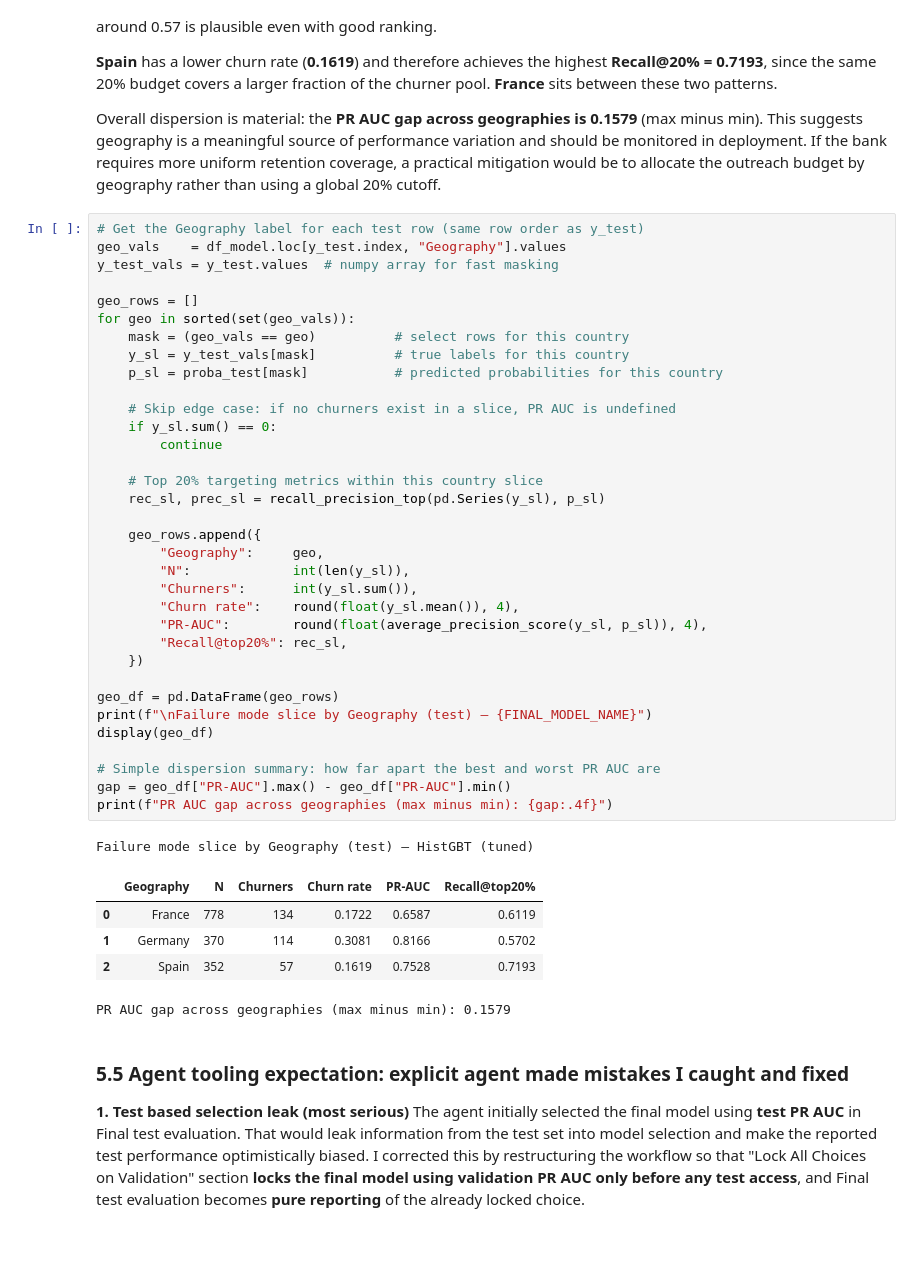
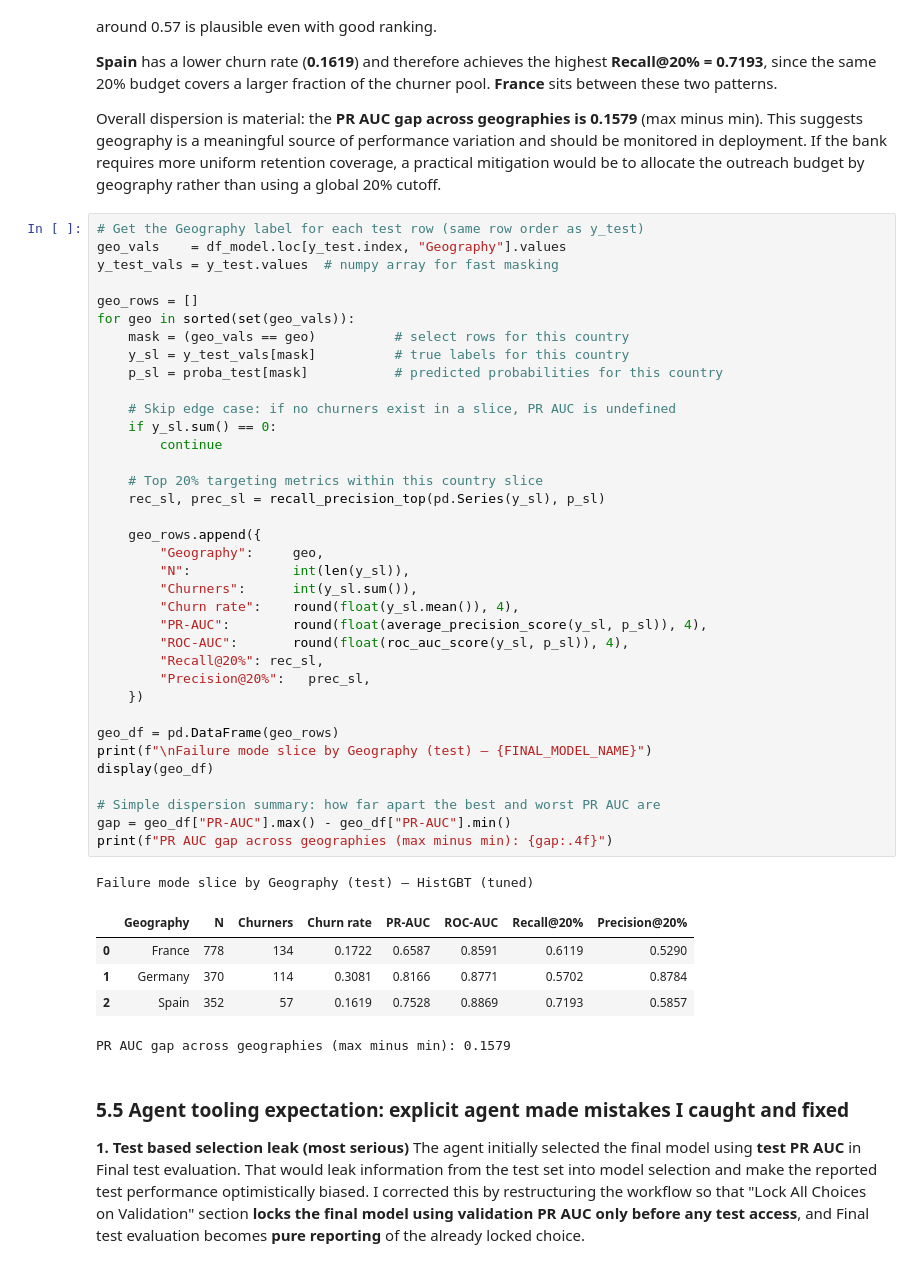
Before and after one commit to xiaoruitang8-prog/MSIN0097-Predictive-Analytics-Individual-RRMZ8, a Jupyter notebook: Predictive Analytics Notebook.ipynb, the cells around one changed output. Cells and saved outputs as stored; diff of their text form.

```diff
--- a/Predictive Analytics Notebook.ipynb
+++ b/Predictive Analytics Notebook.ipynb
@@ -1274,38 +1274,40 @@ y_test_vals = y_test.values  # numpy array for fast masking
 geo_rows = []
 for geo in sorted(set(geo_vals)):
     mask = (geo_vals == geo)          # select rows for this country
     y_sl = y_test_vals[mask]          # true labels for this country
     p_sl = proba_test[mask]           # predicted probabilities for this country
 
     # Skip edge case: if no churners exist in a slice, PR AUC is undefined
     if y_sl.sum() == 0:
         continue
 
     # Top 20% targeting metrics within this country slice
     rec_sl, prec_sl = recall_precision_top(pd.Series(y_sl), p_sl)
 
     geo_rows.append({
         "Geography":     geo,
         "N":             int(len(y_sl)),
         "Churners":      int(y_sl.sum()),
         "Churn rate":    round(float(y_sl.mean()), 4),
         "PR-AUC":        round(float(average_precision_score(y_sl, p_sl)), 4),
-        "Recall@top20%": rec_sl,
+        "ROC-AUC":       round(float(roc_auc_score(y_sl, p_sl)), 4),
+        "Recall@20%": rec_sl,
+        "Precision@20%":   prec_sl,
     })
 
 geo_df = pd.DataFrame(geo_rows)
 print(f"\nFailure mode slice by Geography (test) — {FINAL_MODEL_NAME}")
 display(geo_df)
 
 # Simple dispersion summary: how far apart the best and worst PR AUC are
 gap = geo_df["PR-AUC"].max() - geo_df["PR-AUC"].min()
 print(f"PR AUC gap across geographies (max minus min): {gap:.4f}")
 # %% [output]
 Failure mode slice by Geography (test) — HistGBT (tuned)
-|  | Geography | N | Churners | Churn rate | PR-AUC | Recall@top20% |
-| 0 | France | 778 | 134 | 0.1722 | 0.6587 | 0.6119 |
-| 1 | Germany | 370 | 114 | 0.3081 | 0.8166 | 0.5702 |
-| 2 | Spain | 352 | 57 | 0.1619 | 0.7528 | 0.7193 |
+|  | Geography | N | Churners | Churn rate | PR-AUC | ROC-AUC | Recall@20% | Precision@20% |
+| 0 | France | 778 | 134 | 0.1722 | 0.6587 | 0.8591 | 0.6119 | 0.5290 |
+| 1 | Germany | 370 | 114 | 0.3081 | 0.8166 | 0.8771 | 0.5702 | 0.8784 |
+| 2 | Spain | 352 | 57 | 0.1619 | 0.7528 | 0.8869 | 0.7193 | 0.5857 |
 PR AUC gap across geographies (max minus min): 0.1579
 # %% [markdown]
 ### 5.5 Agent tooling expectation: explicit agent made mistakes I caught and fixed
```
